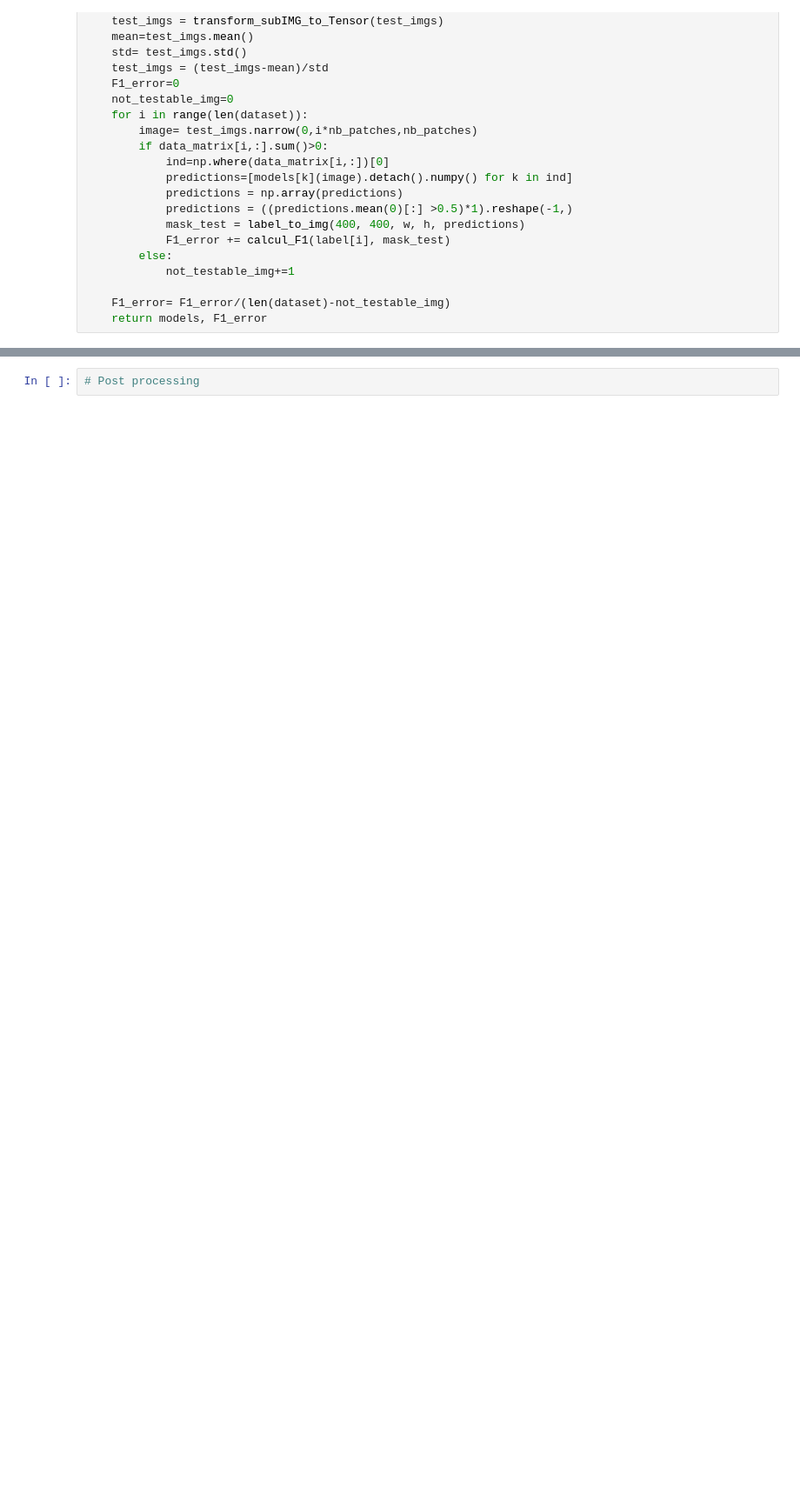
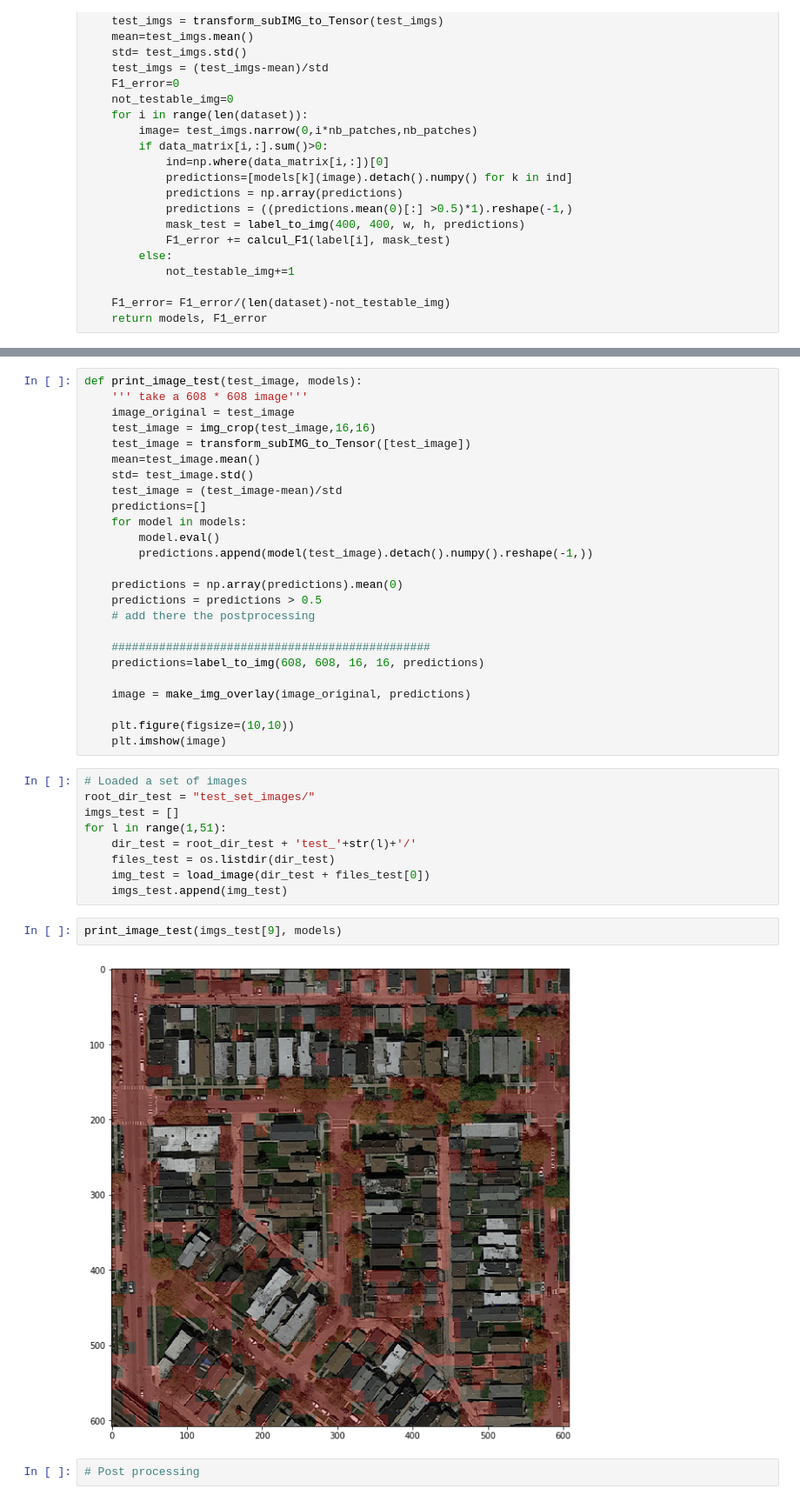
Before and after one commit to diegofiori/ML_RoadSegmentation, a Jupyter notebook: ML_notebook_Diego_Valerio.ipynb, the cells around one changed output, grey strips where cells are left out. Shown at 87% size. Cells and saved outputs as stored; diff of their text form; blank space fills up the shorter version.

```diff
--- a/ML_notebook_Diego_Valerio.ipynb
+++ b/ML_notebook_Diego_Valerio.ipynb
@@ -184,3 +262,41 @@ plt.imshow(image_plot)
+# %%
+def print_image_test(test_image, models):
+    ''' take a 608 * 608 image'''
+    image_original = test_image
+    test_image = img_crop(test_image,16,16)
+    test_image = transform_subIMG_to_Tensor([test_image])
+    mean=test_image.mean()
+    std= test_image.std()
+    test_image = (test_image-mean)/std
+    predictions=[]
+    for model in models:
+        model.eval()
+        predictions.append(model(test_image).detach().numpy().reshape(-1,))
+
+    predictions = np.array(predictions).mean(0)
+    predictions = predictions > 0.5
+    # add there the postprocessing
+
+    ###############################################
+    predictions=label_to_img(608, 608, 16, 16, predictions)
+
+    image = make_img_overlay(image_original, predictions)
+
+    plt.figure(figsize=(10,10))
+    plt.imshow(image)
+# %%
+# Loaded a set of images
+root_dir_test = "test_set_images/"
+imgs_test = []
+for l in range(1,51):
+    dir_test = root_dir_test + 'test_'+str(l)+'/'
+    files_test = os.listdir(dir_test)
+    img_test = load_image(dir_test + files_test[0])
+    imgs_test.append(img_test)
+# %%
+print_image_test(imgs_test[9], models)
+# %% [output]
+[figure, added]
 # %%
 # Post processing
 # %%
```
Also changed, not shown: parts of 19 cells of this notebook, 1 other file.
